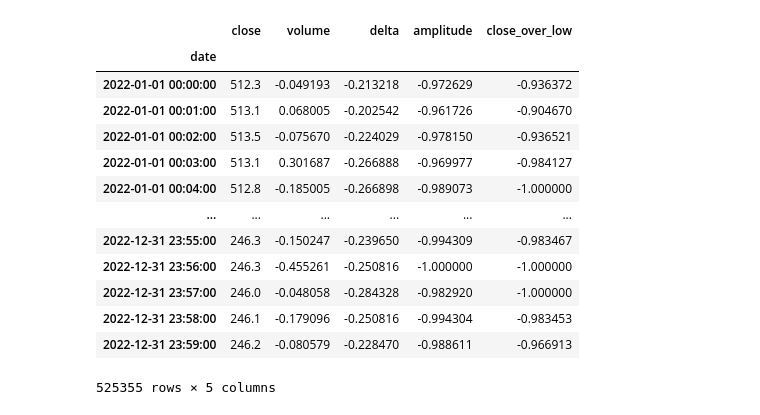
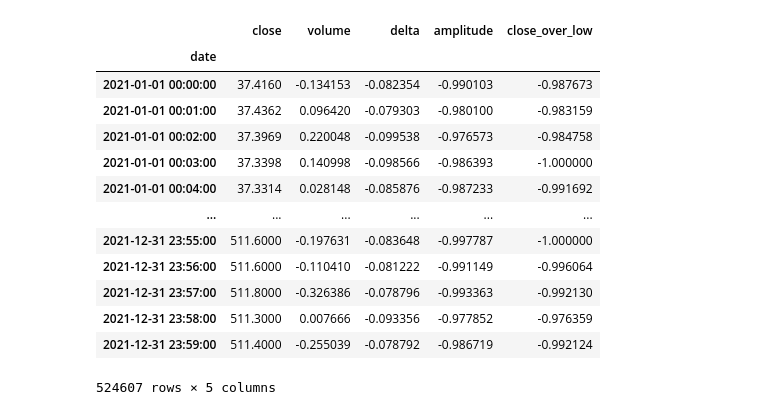
Before and after one commit to cdsw/cltrading, a Jupyter notebook: rlold/A_loader.ipynb, the cells around one changed output. Drawn from its saved outputs; the diff is of its cells as text; code cells hidden in the pictures.

```diff
--- a/rlold/A_loader.ipynb
+++ b/rlold/A_loader.ipynb
@@ -1,35 +1,7 @@
 # %%
 import pandas
-import matplotlib.pyplot as plt
+from Functions import scale, getStationary
 import numpy as np
-
-def scale(df, column_list): #-1 to 1
-  for x in column_list:
-    scaled = np.log(np.sqrt(df[x] - df[x].min() + 1))
-    max_value = scaled.max()
-    min_value = scaled.min()
-    scaled = 2 * ((scaled - min_value) / (max_value - min_value)) - 1 # -1 to 1
-    df[x] = scaled
-  return df
-
-def getStationary(df, fn, scaling=True):
-  df['delta'] = (df['close'] / df ['open']) - 1
-  df['amplitude'] = (df['high'] / df['low']) - 1
-  df['close_over_low'] = (df['close'] / df ['low']) - 1
-  del df['open']
-  del df['high']
-  del df['low']
-  df['volume'].replace(0, 0.00001, inplace=True)
-
-  # Scaling
-  if scaling:
-    df = scale(df, ['delta','amplitude','close_over_low','volume'])
-
-  # Saving
-  df.to_csv(f'../data/{fn}-full.csv')
-  df.iloc[:500].to_csv(f'../data/{fn}-short.csv')
-  df.iloc[:10000].to_csv(f'../data/{fn}-long.csv')
-  return df
 
 def clear():
   import os
@@ -48,29 +20,29 @@ def print_stats(df):
     has_nan = df[column].isna().any()
     print(f"Column '{column}': Min = {min_value}, Max = {max_value}, Mean = {avg_value}", {has_nan})
 # %%
-fn = 'bnb22'
+fn = 'bnb21'
 dat = ((pandas.read_csv(f'../data/{fn}.csv',sep=',')).sort_values('date')[['date','open','high','low','close','volume']]).set_index('date')
 
 try:
   dat_test = ((pandas.read_csv(f'../data/{fn}-full.csv',sep=',')).sort_values('date')[['date','close_over_low','delta','amplitude','volume']]).set_index('date')
 except:
   pass
 
 # clear()
 getStationary(dat, fn, True)
 # print_stats(dat_test)
 # %% [output]
 |  | close | volume | delta | amplitude | close_over_low |
 | date |  |  |  |  |  |
-| 2022-01-01 00:00:00 | 512.3 | -0.049193 | -0.213218 | -0.972629 | -0.936372 |
-| 2022-01-01 00:01:00 | 513.1 | 0.068005 | -0.202542 | -0.961726 | -0.904670 |
-| 2022-01-01 00:02:00 | 513.5 | -0.075670 | -0.224029 | -0.978150 | -0.936521 |
-| 2022-01-01 00:03:00 | 513.1 | 0.301687 | -0.266888 | -0.969977 | -0.984127 |
-| 2022-01-01 00:04:00 | 512.8 | -0.185005 | -0.266898 | -0.989073 | -1.000000 |
+| 2021-01-01 00:00:00 | 37.4160 | -0.134153 | -0.082354 | -0.990103 | -0.987673 |
+| 2021-01-01 00:01:00 | 37.4362 | 0.096420 | -0.079303 | -0.980100 | -0.983159 |
+| 2021-01-01 00:02:00 | 37.3969 | 0.220048 | -0.099538 | -0.976573 | -0.984758 |
+| 2021-01-01 00:03:00 | 37.3398 | 0.140998 | -0.098566 | -0.986393 | -1.000000 |
+| 2021-01-01 00:04:00 | 37.3314 | 0.028148 | -0.085876 | -0.987233 | -0.991692 |
 | ... | ... | ... | ... | ... | ... |
-| 2022-12-31 23:55:00 | 246.3 | -0.150247 | -0.239650 | -0.994309 | -0.983467 |
-| 2022-12-31 23:56:00 | 246.3 | -0.455261 | -0.250816 | -1.000000 | -1.000000 |
-| 2022-12-31 23:57:00 | 246.0 | -0.048058 | -0.284328 | -0.982920 | -1.000000 |
-| 2022-12-31 23:58:00 | 246.1 | -0.179096 | -0.250816 | -0.994304 | -0.983453 |
-| 2022-12-31 23:59:00 | 246.2 | -0.080579 | -0.228470 | -0.988611 | -0.966913 |
+| 2021-12-31 23:55:00 | 511.6000 | -0.197631 | -0.083648 | -0.997787 | -1.000000 |
+| 2021-12-31 23:56:00 | 511.6000 | -0.110410 | -0.081222 | -0.991149 | -0.996064 |
+| 2021-12-31 23:57:00 | 511.8000 | -0.326386 | -0.078796 | -0.993363 | -0.992130 |
+| 2021-12-31 23:58:00 | 511.3000 | 0.007666 | -0.093356 | -0.977852 | -0.976359 |
+| 2021-12-31 23:59:00 | 511.4000 | -0.255039 | -0.078792 | -0.986719 | -0.992124 |
-525355 rows × 5 columns
+524607 rows × 5 columns
```
Also changed, not shown: 3 other files.
